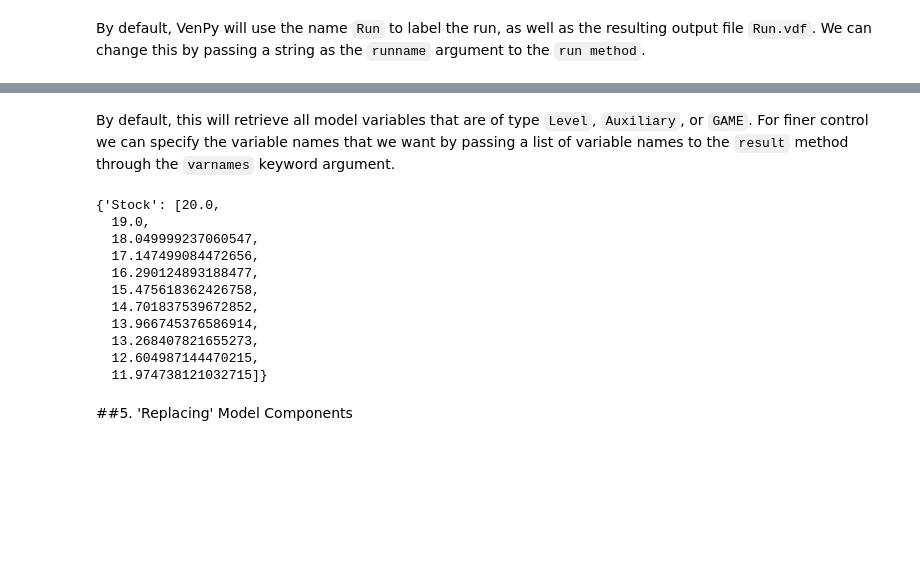
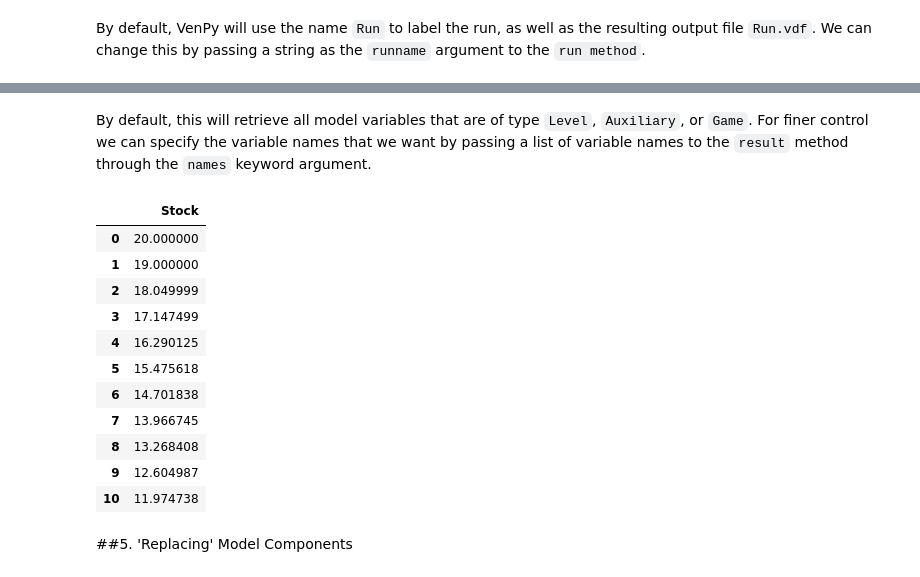
Before and after one commit to pbreach/venpy, a Jupyter notebook: docs/Basic Usage.ipynb, the cells around one changed output, grey strips where cells are left out. Drawn from its saved outputs; the diff is of its cells as text; code cells hidden in the pictures; blank space fills up the shorter version.

```diff
--- a/docs/Basic Usage.ipynb
+++ b/docs/Basic Usage.ipynb
@@ -112,19 +98,20 @@ model.result()
 # %% [markdown]
-By default, this will retrieve all model variables that are of type `Level`, `Auxiliary`, or `GAME`. For finer control we can specify the variable names that we want by passing a list of variable names to the `result` method through the `varnames` keyword argument.
+By default, this will retrieve all model variables that are of type `Level`, `Auxiliary`, or `Game`. For finer control we can specify the variable names that we want by passing a list of variable names to the `result` method through the `names` keyword argument.
 # %%
-model.result(varnames=['Stock'])
+model.result(names=['Stock'])
 # %% [output]
-{'Stock': [20.0,
-  19.0,
-  18.049999237060547,
-  17.147499084472656,
-  16.290124893188477,
-  15.475618362426758,
-  14.701837539672852,
-  13.966745376586914,
-  13.268407821655273,
-  12.604987144470215,
-  11.974738121032715]}
+|  | Stock |
+| 0 | 20.000000 |
+| 1 | 19.000000 |
+| 2 | 18.049999 |
+| 3 | 17.147499 |
+| 4 | 16.290125 |
+| 5 | 15.475618 |
+| 6 | 14.701838 |
+| 7 | 13.966745 |
+| 8 | 13.268408 |
+| 9 | 12.604987 |
+| 10 | 11.974738 |
 # %% [markdown]
 ##5. 'Replacing' Model Components
 # %% [markdown]
```
Also changed, not shown: parts of 15 cells of this notebook, 2 other files.
